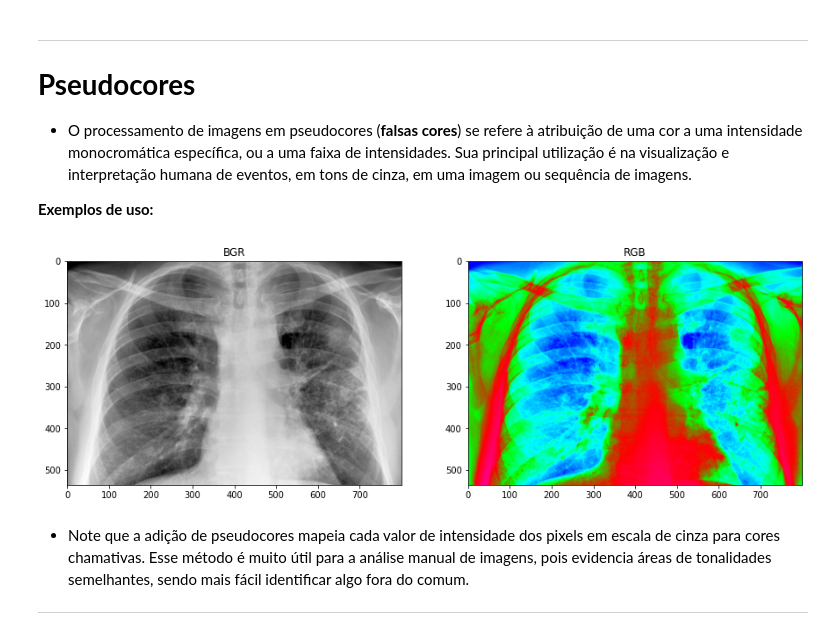
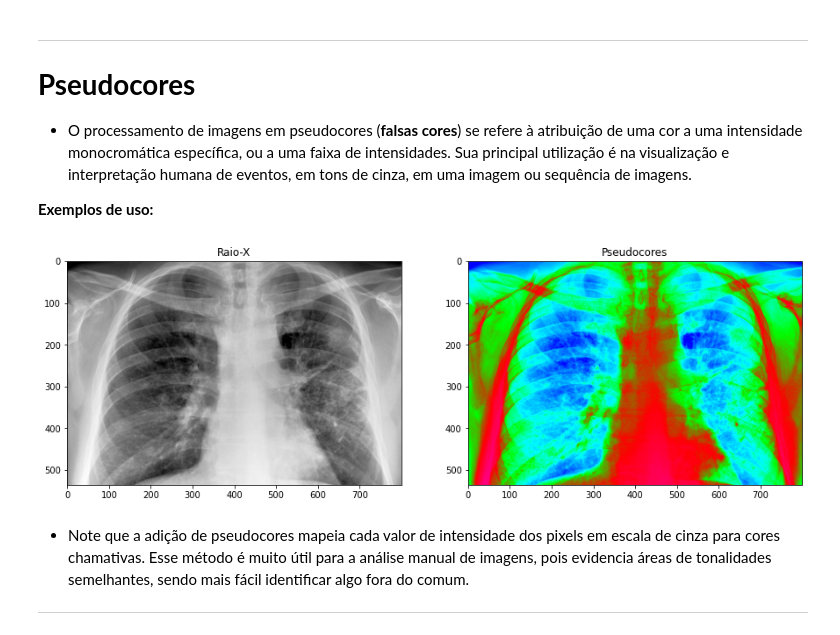
Before and after one commit to johnnycleiton07/digital-image-processing, a Jupyter notebook: pseudocolor_applications.ipynb, the cells around one changed output. Drawn from its saved outputs; the diff is of its cells as text; code cells hidden in the pictures.

```diff
--- a/pseudocolor_applications.ipynb
+++ b/pseudocolor_applications.ipynb
@@ -164,15 +164,15 @@ plt.show()
 # %%
 #imagem de raio-x de pulmão para identificar existência de tumor
 gray_image = cv.cvtColor(io.imread(image_path + "raiox1.jpg"), cv.COLOR_RGB2GRAY)
 pseudocolor = cv2.applyColorMap(gray_image, cv2.COLORMAP_RAINBOW)
 
 fig = plt.figure(figsize=(15, 6))
 
-plt.subplot(1,2,1); (plt.imshow(gray_image, 'gray')); plt.title("BGR")
-plt.subplot(1,2,2); (plt.imshow(pseudocolor, 'hsv')); plt.title("RGB")
+plt.subplot(1,2,1); (plt.imshow(gray_image, 'gray')); plt.title("Raio-X")
+plt.subplot(1,2,2); (plt.imshow(pseudocolor, 'hsv')); plt.title("Pseudocores")
 plt.show()
 # %% [output]
-[figure, old version]
+[figure, new version]
 # %% [markdown]
 * Note que a adição de pseudocores mapeia cada valor de intensidade dos pixels em escala de cinza para cores chamativas. Esse método é muito útil para a análise manual de imagens, pois evidencia áreas de tonalidades semelhantes, sendo mais fácil identificar algo fora do comum.
 
```
